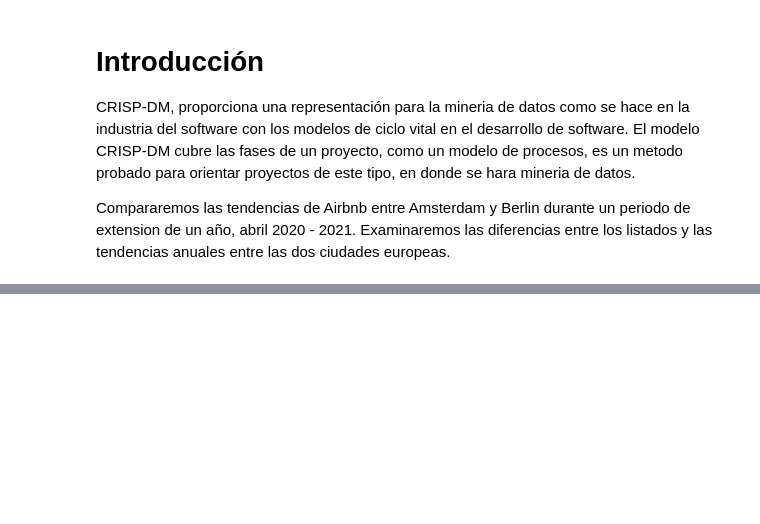
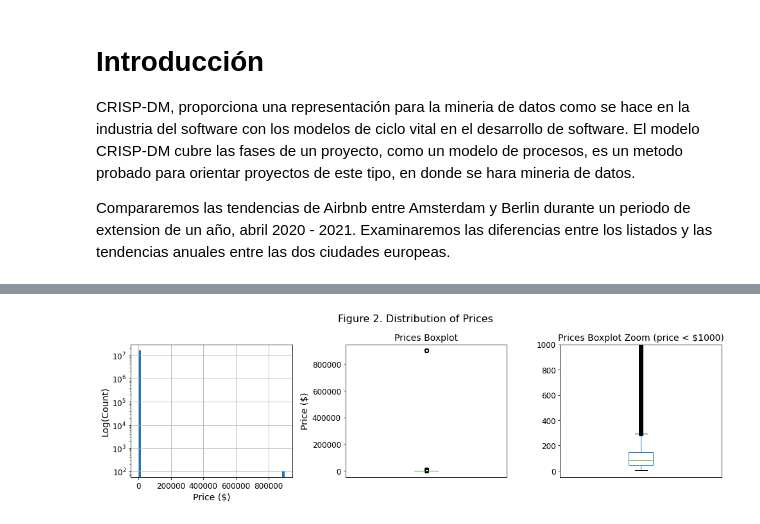
Before and after one commit to milorico/KDD2020-01, a Jupyter notebook: KDD_Project_UNAB_2020_01.ipynb, the cells around one changed output, grey strips where cells are left out. Cells and saved outputs as stored; diff of their text form; code cells hidden in the pictures; blank space fills up the shorter version.

```diff
--- a/KDD_Project_UNAB_2020_01.ipynb
+++ b/KDD_Project_UNAB_2020_01.ipynb
@@ -18,0 +245,26 @@ El negocio del hospedaje para turismo o celebraciones se ha modernizado notablem
+# %%
+price_zoom = 1000
+
+fig2, axes2 = plt.subplots(1, 3, figsize=(14, 4))
+
+axes2[0] = calendar.price.hist(bins=50, ax=axes2[0], log=True)
+axes2[0].set_xlabel('Price ($)')
+axes2[0].set_ylabel('Log(Count)')
+
+axes2[1] = calendar.price.plot.box(ax=axes2[1])
+axes2[1].set_title('Prices Boxplot')
+axes2[1].set_ylabel('Price ($)')
+
+axes2[2], prices_bp = calendar.price.plot.box(return_type='both', ax=axes2[2])
+axes2[2].set_title(f'Prices Boxplot Zoom (price < ${price_zoom})')
+axes2[2].set_ylim(-50, price_zoom)
+
+# hide x-axis title on boxplots
+for ax in axes2[1:]:
+    x_axis = ax.axes.get_xaxis()
+    x_axis.set_visible(False)
+
+fig2.tight_layout()
+fig2.suptitle('Figure 2. Distribution of Prices', y=1.06);
+# %% [output]
+[figure, added]
```
Also changed, not shown: parts of 102 cells of this notebook.
